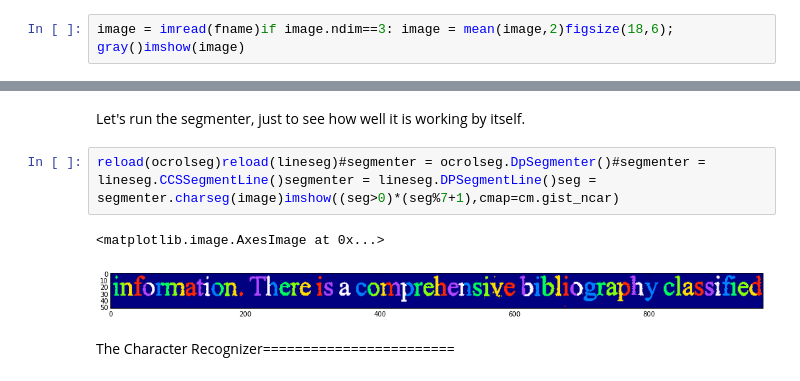
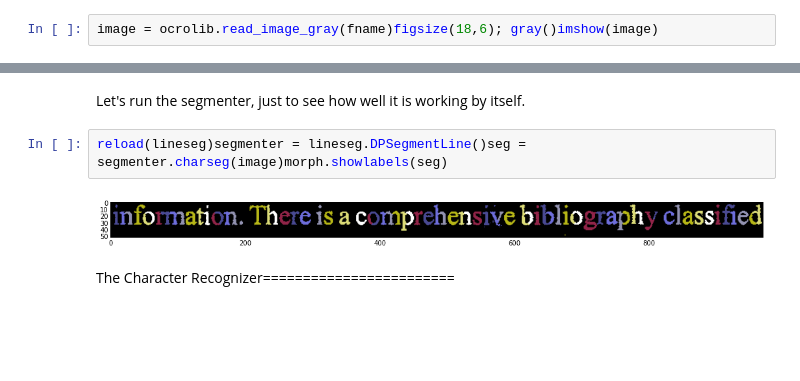
Before and after one commit to ocropus-archive/DUP-ocropy, a Jupyter notebook: Notebooks/recognizer-steps.ipynb, the cells around one changed output, grey strips where cells are left out. Cells and saved outputs as stored; diff of their text form; blank space fills up the shorter version.

Commit message:
refactoring, line recognition is working again

```diff
--- a/Notebooks/recognizer-steps.ipynb
+++ b/Notebooks/recognizer-steps.ipynb
@@ -15,7 +15,7 @@ Select the input image here.
 # %% [markdown]
 Let's read the input image.
 # %%
-image = imread(fname)if image.ndim==3: image = mean(image,2)figsize(18,6); gray()imshow(image)
+image = ocrolib.read_image_gray(fname)figsize(18,6); gray()imshow(image)
 # %% [output]
 <matplotlib.image.AxesImage at 0x...>
 [figure]
@@ -26,10 +26,9 @@ The Segmenter=================
 # %% [markdown]
 Let's run the segmenter, just to see how well it is working by itself.
 # %%
-reload(ocrolseg)reload(lineseg)#segmenter = ocrolseg.DpSegmenter()#segmenter = lineseg.CCSSegmentLine()segmenter = lineseg.DPSegmentLine()seg = segmenter.charseg(image)imshow((seg>0)*(seg%7+1),cmap=cm.gist_ncar)
+reload(lineseg)segmenter = lineseg.DPSegmentLine()seg = segmenter.charseg(image)morph.showlabels(seg)
 # %% [output]
-<matplotlib.image.AxesImage at 0x...>
-[figure, old version]
+[figure, new version]
 # %% [markdown]
 The Character Recognizer========================
 # %% [markdown]
```
Also changed, not shown: parts of 4 cells of this notebook, 17 other files.
